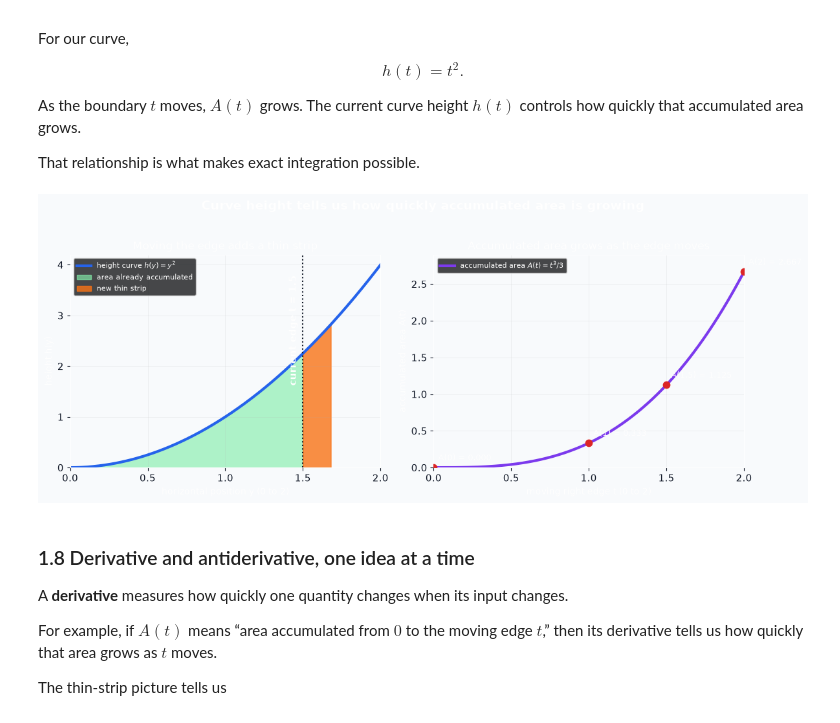
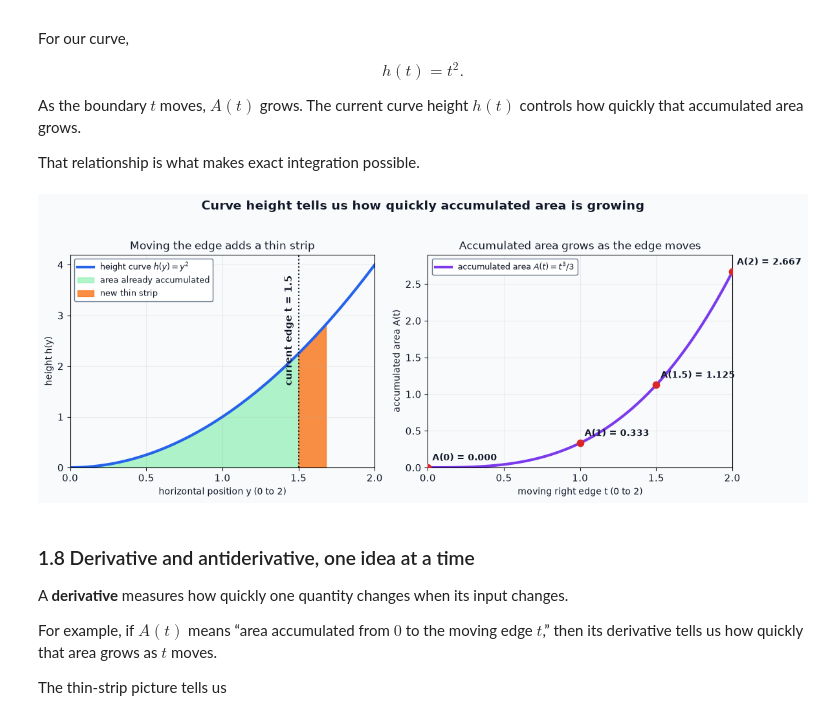
Before and after one commit to majorgilles/understanding-deep-learning-prince, a Jupyter notebook: chapters/05-loss-functions/notebooks/chapter_05_cross_entropy_and_integrals_from_scratch.ipynb, the cells around one changed output. Cells and saved outputs as stored; diff of their text form; code cells hidden in the pictures.

Commit message:
Improve integral walkthrough and plot readability

```diff
--- a/chapters/05-loss-functions/notebooks/chapter_05_cross_entropy_and_integrals_from_scratch.ipynb
+++ b/chapters/05-loss-functions/notebooks/chapter_05_cross_entropy_and_integrals_from_scratch.ipynb
@@ -425,6 +425,8 @@ That relationship is what makes exact integration possible.
 # %%
 import numpy as np
 import matplotlib.pyplot as plt
+
+TEXT_COLOR = "#111827"  # Explicit dark text; do not inherit notebook/theme colors.
 
 # Show how moving the right boundary adds one thin strip.
 t = 1.5
@@ -435,46 +437,55 @@ fig, axes = plt.subplots(1, 2, figsize=(12, 4.6), facecolor="#f8fafc")
 for ax in axes:
     ax.set_facecolor("#f8fafc")
     ax.grid(alpha=0.2)
-    ax.tick_params(axis="both", labelsize=11, colors="#111827")
+    ax.tick_params(axis="both", labelsize=11, colors=TEXT_COLOR)
 
 axes[0].plot(y, y**2, color="#2563eb", linewidth=3, label=r"height curve $h(y)=y^2$")
 inside = y <= t
 axes[0].fill_between(y[inside], 0, y[inside]**2, color="#86efac", alpha=0.65,
                      label="area already accumulated")
 axes[0].fill_between([t, t + strip_width], [0, 0], [t**2, (t + strip_width)**2],
                      color="#f97316", alpha=0.8, label="new thin strip")
 axes[0].axvline(t, color="#111827", linestyle=":", linewidth=1.5)
 axes[0].text(t - 0.03, 2.7, "current edge t = 1.5", rotation=90,
-             ha="right", va="center", fontsize=11, fontweight="bold")
+             ha="right", va="center", fontsize=11, fontweight="bold", color=TEXT_COLOR)
 axes[0].set(title="Moving the edge adds a thin strip",
             xlabel="horizontal position y (0 to 2)", ylabel="height h(y)",
             xlim=(0, 2), ylim=(0, 4.2))
 axes[0].set_xticks([0, 0.5, 1.0, 1.5, 2.0]); axes[0].set_yticks([0, 1, 2, 3, 4])
-axes[0].legend(loc="upper left", fontsize=8)
+axes[0].title.set_color(TEXT_COLOR)
+axes[0].xaxis.label.set_color(TEXT_COLOR)
+axes[0].yaxis.label.set_color(TEXT_COLOR)
+axes[0].legend(loc="upper left", fontsize=9, labelcolor=TEXT_COLOR,
+               facecolor="white", edgecolor="#64748b", framealpha=1.0)
 
 # The accumulated area from 0 to t is A(t) = t^3 / 3.
 t_values = np.linspace(0, 2, 600)
 area_values = t_values**3 / 3
 axes[1].plot(t_values, area_values, color="#7c3aed", linewidth=3,
              label=r"accumulated area $A(t)=t^3/3$")
 marked_t = np.array([0.0, 1.0, 1.5, 2.0])
 marked_area = marked_t**3 / 3
 axes[1].scatter(marked_t, marked_area, color="#dc2626", s=55, zorder=3)
 for x_value, area_value in zip(marked_t, marked_area):
     axes[1].annotate(f"A({x_value:g}) = {area_value:.3f}", (x_value, area_value),
-                     xytext=(5, 8), textcoords="offset points", fontsize=9)
+                     xytext=(5, 8), textcoords="offset points", fontsize=10,
+                     color=TEXT_COLOR, fontweight="bold")
 axes[1].set(title="Accumulated area grows as the edge moves",
             xlabel="moving right edge t (0 to 2)", ylabel="accumulated area A(t)",
             xlim=(0, 2), ylim=(0, 2.9))
 axes[1].set_xticks([0, 0.5, 1.0, 1.5, 2.0]); axes[1].set_yticks([0, 0.5, 1, 1.5, 2, 2.5])
-axes[1].legend(loc="upper left", fontsize=8)
+axes[1].title.set_color(TEXT_COLOR)
+axes[1].xaxis.label.set_color(TEXT_COLOR)
+axes[1].yaxis.label.set_color(TEXT_COLOR)
+axes[1].legend(loc="upper left", fontsize=9, labelcolor=TEXT_COLOR,
+               facecolor="white", edgecolor="#64748b", framealpha=1.0)
 
 fig.suptitle("Curve height tells us how quickly accumulated area is growing", y=1.03,
-             fontsize=14, fontweight="bold")
+             fontsize=14, fontweight="bold", color=TEXT_COLOR)
 fig.tight_layout()
 plt.show()
 # %% [output]
-[figure, old version]
+[figure, new version]
 # %% [markdown]
 ### 1.8 Derivative and antiderivative, one idea at a time
 
```
Also changed, not shown: parts of 8 cells of this notebook.
